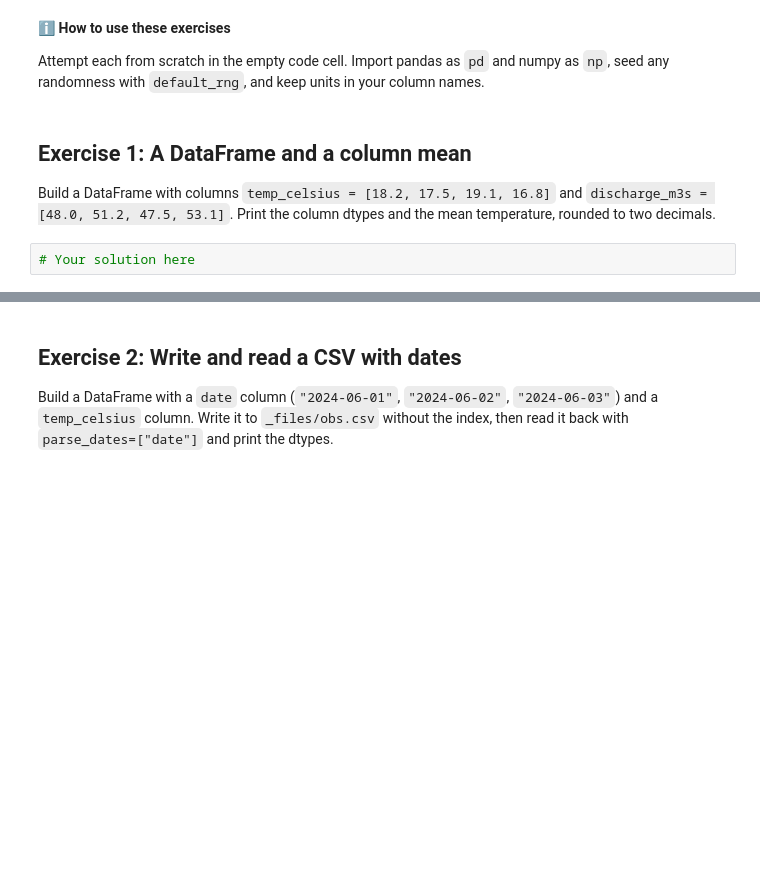
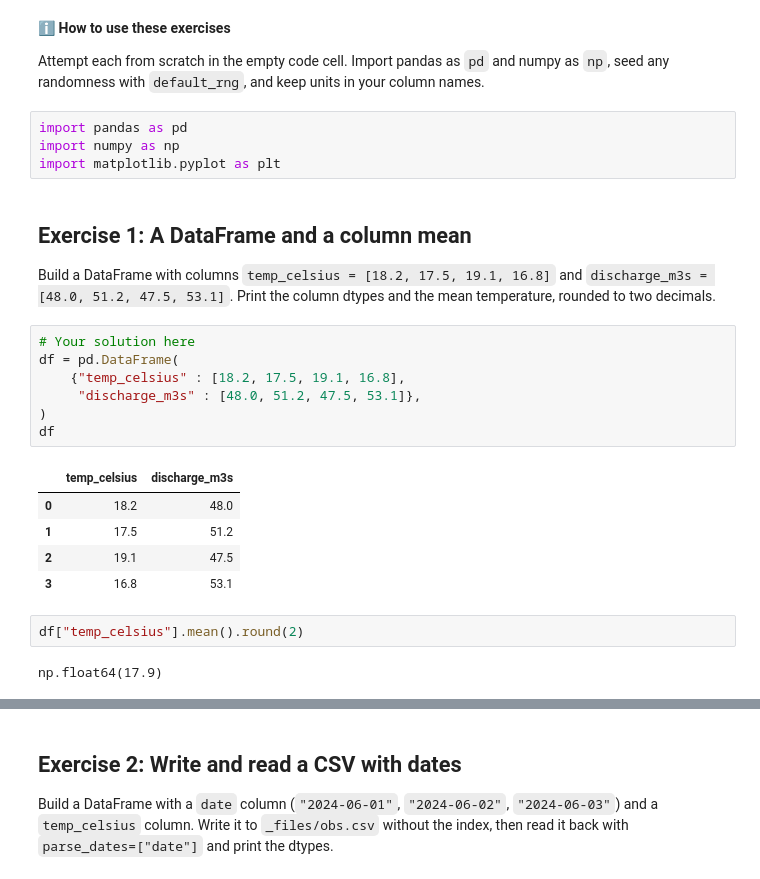
Before and after one commit to Lorena-garciamorais/2026_Intro_Python, a Jupyter notebook: live/part-I/1.5-pandas-practice-exercises.ipynb, the cells around one changed output, grey strips where cells are left out. Drawn from its saved outputs; the diff is of its cells as text; blank space fills up the shorter version.

```diff
--- a/live/part-I/1.5-pandas-practice-exercises.ipynb
+++ b/live/part-I/1.5-pandas-practice-exercises.ipynb
@@ -8,9 +8,28 @@
 **ℹ️ How to use these exercises**
 
 Attempt each from scratch in the empty code cell. Import pandas as `pd` and numpy as `np`, seed any randomness with `default_rng`, and keep units in your column names.
+# %%
+import pandas as pd
+import numpy as np
+import matplotlib.pyplot as plt
 # %% [markdown]
 ## Exercise 1: A DataFrame and a column mean
 
 Build a DataFrame with columns `temp_celsius = [18.2, 17.5, 19.1, 16.8]` and `discharge_m3s = [48.0, 51.2, 47.5, 53.1]`. Print the column dtypes and the mean temperature, rounded to two decimals.
-# %%
-# Your solution here
+# %%
+# Your solution here
+df = pd.DataFrame(
+    {"temp_celsius" : [18.2, 17.5, 19.1, 16.8],
+     "discharge_m3s" : [48.0, 51.2, 47.5, 53.1]},
+)
+df
+# %% [output]
+|  | temp_celsius | discharge_m3s |
+| 0 | 18.2 | 48.0 |
+| 1 | 17.5 | 51.2 |
+| 2 | 19.1 | 47.5 |
+| 3 | 16.8 | 53.1 |
+# %%
+df["temp_celsius"].mean().round(2)
+# %% [output]
+np.float64(17.9)
```
Also changed, not shown: parts of 11 cells of this notebook.
